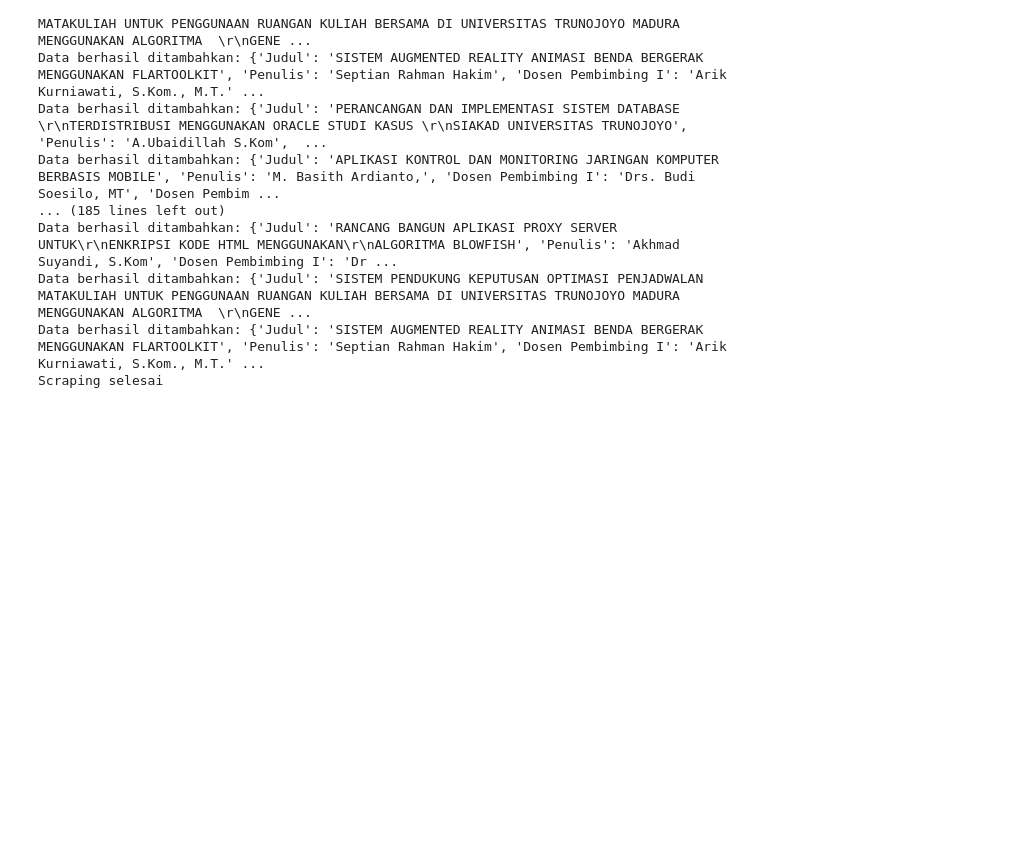
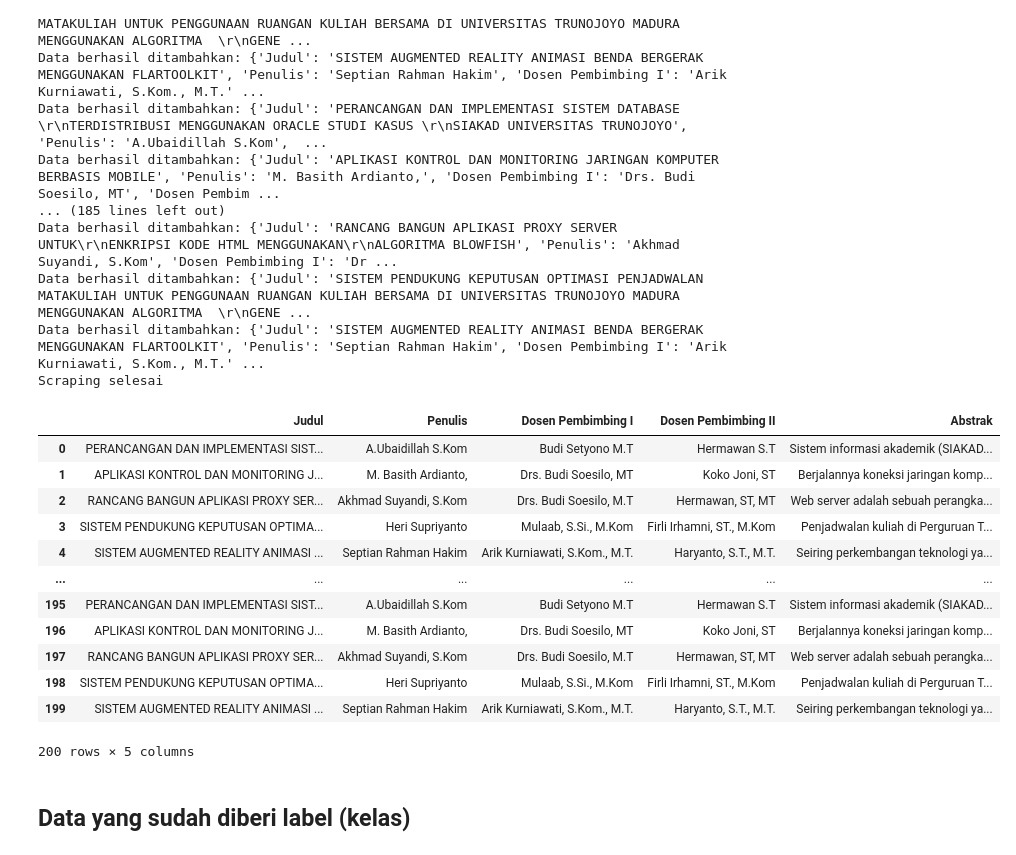
Before and after one commit to AliGhufron-28/ppw, a Jupyter notebook: _sources/notebooks.ipynb, the cells around one changed output. Cells and saved outputs as stored; diff of their text form; code cells hidden in the pictures; blank space fills up the shorter version.

```diff
--- a/_sources/notebooks.ipynb
+++ b/_sources/notebooks.ipynb
@@ -78,5 +78,26 @@ Data berhasil ditambahkan: {'Judul': 'RANCANG BANGUN APLIKASI PROXY SERVER UNTUK
 Data berhasil ditambahkan: {'Judul': 'SISTEM PENDUKUNG KEPUTUSAN OPTIMASI PENJADWALAN MATAKULIAH UNTUK PENGGUNAAN RUANGAN KULIAH BERSAMA DI UNIVERSITAS TRUNOJOYO MADURA MENGGUNAKAN ALGORITMA  \r\nGENE ...
 Data berhasil ditambahkan: {'Judul': 'SISTEM AUGMENTED REALITY ANIMASI BENDA BERGERAK MENGGUNAKAN FLARTOOLKIT', 'Penulis': 'Septian Rahman Hakim', 'Dosen Pembimbing I': 'Arik Kurniawati, S.Kom., M.T.' ...
 Scraping selesai
+# %%
+# Membaca data hasil crawling pta.trunojoyo
+import pandas as pd
+data = pd.read_csv('hasil_scraping.csv')
+data
+# %% [output]
+|  | Judul | Penulis | Dosen Pembimbing I | Dosen Pembimbing II | Abstrak |
+| 0 | PERANCANGAN DAN IMPLEMENTASI SIST... | A.Ubaidillah S.Kom | Budi Setyono M.T | Hermawan S.T | Sistem informasi akademik (SIAKAD... |
+| 1 | APLIKASI KONTROL DAN MONITORING J... | M. Basith Ardianto, | Drs. Budi Soesilo, MT | Koko Joni, ST | Berjalannya koneksi jaringan komp... |
+| 2 | RANCANG BANGUN APLIKASI PROXY SER... | Akhmad Suyandi, S.Kom | Drs. Budi Soesilo, M.T | Hermawan, ST, MT | Web server adalah sebuah perangka... |
+| 3 | SISTEM PENDUKUNG KEPUTUSAN OPTIMA... | Heri Supriyanto | Mulaab, S.Si., M.Kom | Firli Irhamni, ST., M.Kom | Penjadwalan kuliah di Perguruan T... |
+| 4 | SISTEM AUGMENTED REALITY ANIMASI ... | Septian Rahman Hakim | Arik Kurniawati, S.Kom., M.T. | Haryanto, S.T., M.T. | Seiring perkembangan teknologi ya... |
+| ... | ... | ... | ... | ... | ... |
+| 195 | PERANCANGAN DAN IMPLEMENTASI SIST... | A.Ubaidillah S.Kom | Budi Setyono M.T | Hermawan S.T | Sistem informasi akademik (SIAKAD... |
+| 196 | APLIKASI KONTROL DAN MONITORING J... | M. Basith Ardianto, | Drs. Budi Soesilo, MT | Koko Joni, ST | Berjalannya koneksi jaringan komp... |
+| 197 | RANCANG BANGUN APLIKASI PROXY SER... | Akhmad Suyandi, S.Kom | Drs. Budi Soesilo, M.T | Hermawan, ST, MT | Web server adalah sebuah perangka... |
+| 198 | SISTEM PENDUKUNG KEPUTUSAN OPTIMA... | Heri Supriyanto | Mulaab, S.Si., M.Kom | Firli Irhamni, ST., M.Kom | Penjadwalan kuliah di Perguruan T... |
+| 199 | SISTEM AUGMENTED REALITY ANIMASI ... | Septian Rahman Hakim | Arik Kurniawati, S.Kom., M.T. | Haryanto, S.T., M.T. | Seiring perkembangan teknologi ya... |
+200 rows × 5 columns
+# %% [markdown]
+## Data yang sudah diberi label (kelas)
 # %%
 import pandas as pd
```
Also changed, not shown: parts of 1 cell of this notebook, 13 other files.
